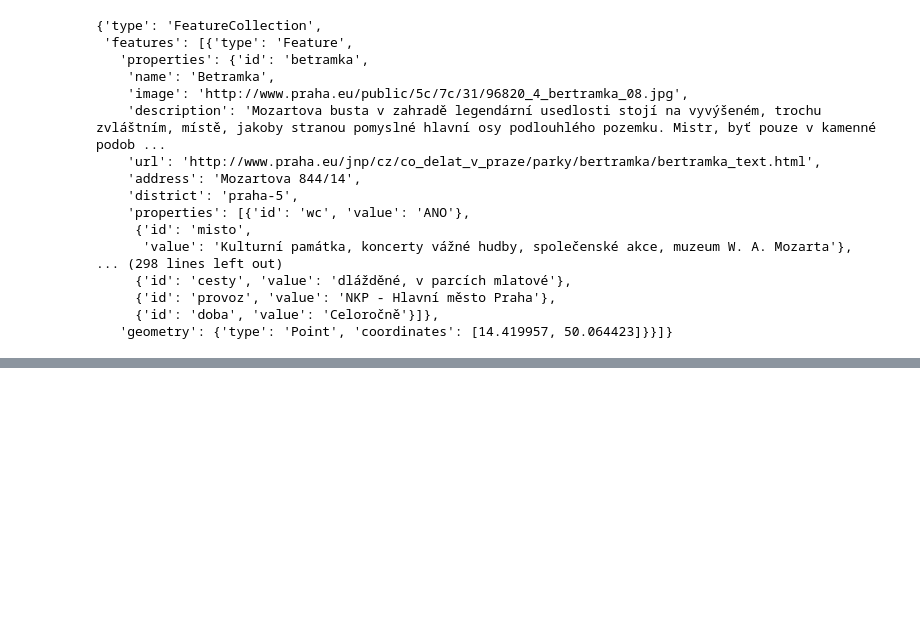
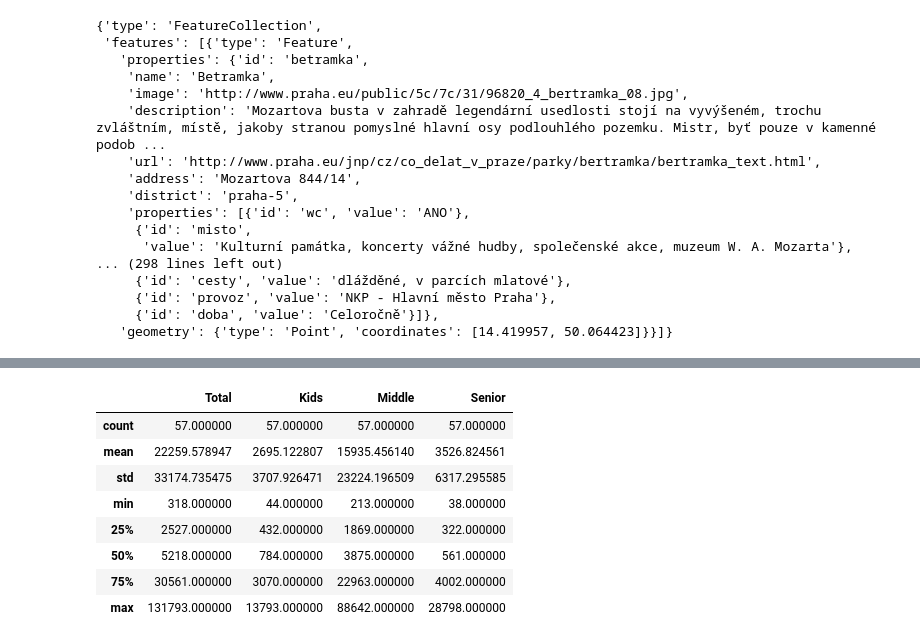
Before and after one commit to tonnyeremin/Urban-Data-Science, a Jupyter notebook: Praha Claaaifier.ipynb, the cells around one changed output, grey strips where cells are left out. Drawn from its saved outputs; the diff is of its cells as text; code cells hidden in the pictures; blank space fills up the shorter version.

```diff
--- a/Praha Claaaifier.ipynb
+++ b/Praha Claaaifier.ipynb
@@ -171,3 +170,15 @@ df_population_praha.shape
+# %%
+df_population_praha.describe()
+# %% [output]
+|  | Total | Kids | Middle | Senior |
+| count | 57.000000 | 57.000000 | 57.000000 | 57.000000 |
+| mean | 22259.578947 | 2695.122807 | 15935.456140 | 3526.824561 |
+| std | 33174.735475 | 3707.926471 | 23224.196509 | 6317.295585 |
+| min | 318.000000 | 44.000000 | 213.000000 | 38.000000 |
+| 25% | 2527.000000 | 432.000000 | 1869.000000 | 322.000000 |
+| 50% | 5218.000000 | 784.000000 | 3875.000000 | 561.000000 |
+| 75% | 30561.000000 | 3070.000000 | 22963.000000 | 4002.000000 |
+| max | 131793.000000 | 13793.000000 | 88642.000000 | 28798.000000 |
 # %%
 neighborhood = pd.DataFrame(columns=['Id', 'neighborhood', 'geometry', 'area'])
 # %%
```
Also changed, not shown: parts of 16 cells of this notebook.
